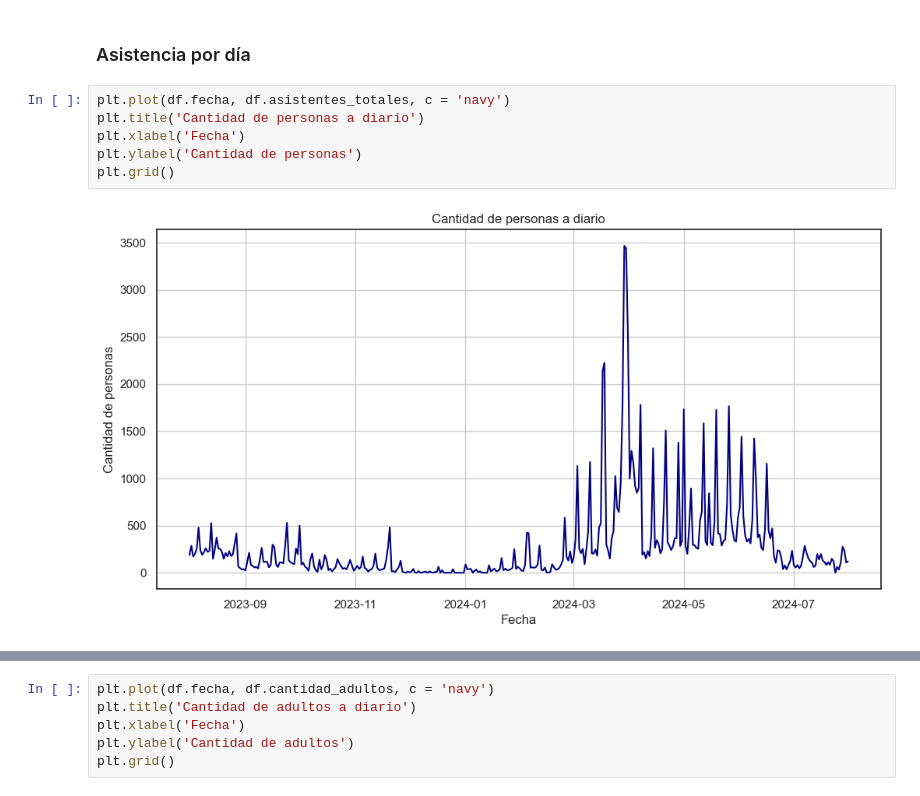
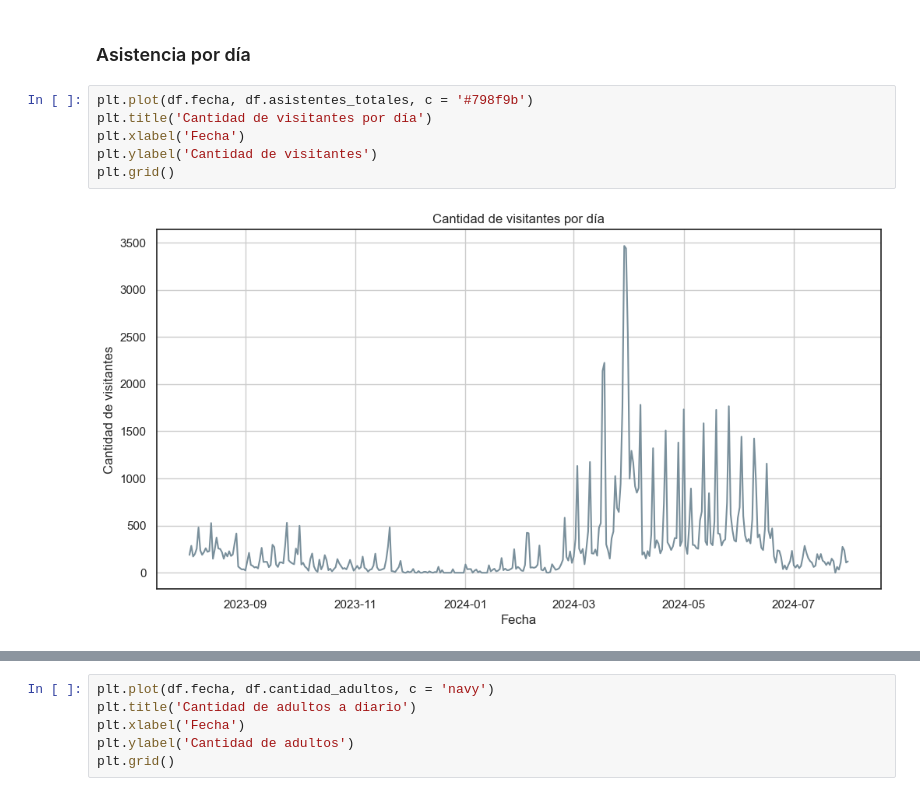
Before and after one commit to LuisMB09/lab_analisis_datos, a Jupyter notebook: Proyecto_Kelly.ipynb, the cells around one changed output, grey strips where cells are left out. Drawn from its saved outputs; the diff is of its cells as text.

```diff
--- a/Proyecto_Kelly.ipynb
+++ b/Proyecto_Kelly.ipynb
@@ -90,10 +90,10 @@ df.head()
 # %% [markdown]
 ### Asistencia por día
 # %%
-plt.plot(df.fecha, df.asistentes_totales, c = 'navy')
-plt.title('Cantidad de personas a diario')
+plt.plot(df.fecha, df.asistentes_totales, c = '#798f9b')
+plt.title('Cantidad de visitantes por día')
 plt.xlabel('Fecha')
-plt.ylabel('Cantidad de personas')
+plt.ylabel('Cantidad de visitantes')
 plt.grid()
 # %% [output]
-[figure, old version]
+[figure, new version]
```
Also changed, not shown: parts of 24 cells of this notebook.
